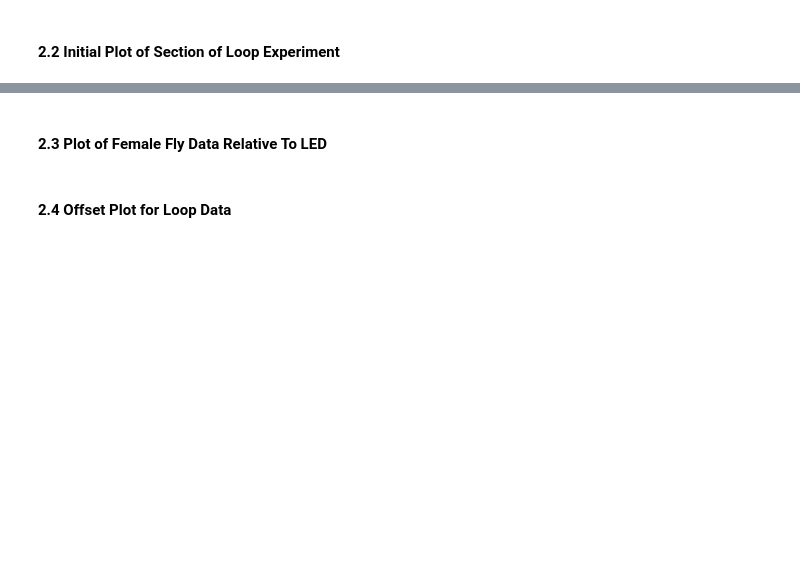
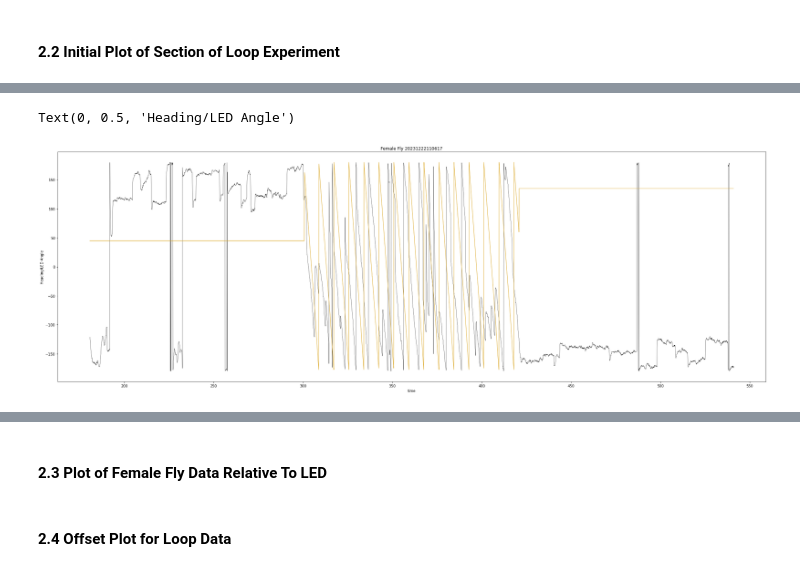
Before and after one commit to warren-lab/flyplot, a Jupyter notebook: Magno_Compare/magno_compare.ipynb, the cells around one changed output, grey strips where cells are left out. Drawn from its saved outputs; the diff is of its cells as text; code cells hidden in the pictures; blank space fills up the shorter version.

```diff
--- a/Magno_Compare/magno_compare.ipynb
+++ b/Magno_Compare/magno_compare.ipynb
@@ -113,0 +214,10 @@ asdf
+# %%
+plt.figure(figsize=(36,12))
+plt.plot(df_fem_loop['delta-t'][start_idx:end_idx],df_fem_loop['fly heading'][start_idx:end_idx],color = 'k', linewidth = .5, label = 'Heading')
+plt.plot(df_fem_loop['delta-t'][start_idx:end_idx],df_fem_loop['led angle'][start_idx:end_idx],color = 'goldenrod', linewidth = 1, label = 'LED')
+plt.title("Female Fly 20231222110617")
+plt.xlabel("time")
+plt.ylabel("Heading/LED Angle")
+# %% [output]
+Text(0, 0.5, 'Heading/LED Angle')
+[figure, added]
```
Also changed, not shown: parts of 15 cells of this notebook, 9 other files.
